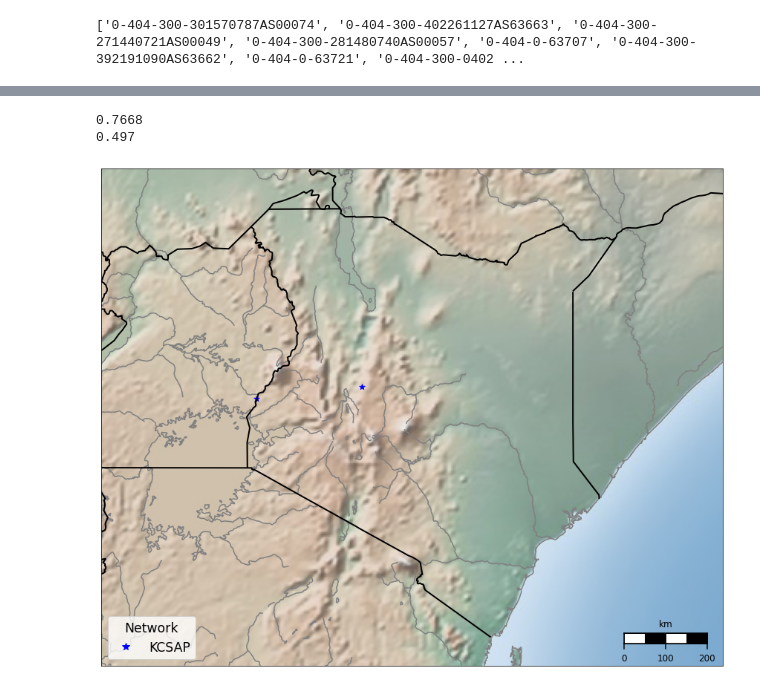
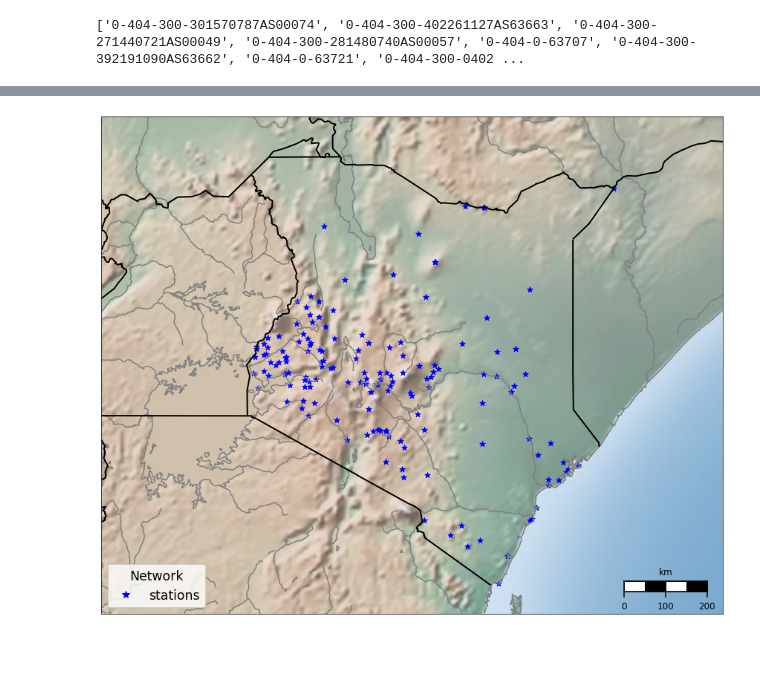
Before and after one commit to joergklausen/oscar-analysis, a Jupyter notebook: sandbox.ipynb, the cells around one changed output, grey strips where cells are left out. Drawn from its saved outputs; the diff is of its cells as text; code cells hidden in the pictures; blank space fills up the shorter version.

```diff
--- a/sandbox.ipynb
+++ b/sandbox.ipynb
@@ -31,3 +31,6 @@ for station in data_json["stationSearchResults"]:
 print(wigosIds)
 # %% [output]
 ['0-404-300-301570787AS00074', '0-404-300-402261127AS63663', '0-404-300-271440721AS00049', '0-404-300-281480740AS00057', '0-404-0-63707', '0-404-300-392191090AS63662', '0-404-0-63721', '0-404-300-0402 ...
+# %%
+for id in wigosIds:
+    print(id)
@@ -34,7 +55,15 @@ print(wigosIds)
+# %%
+#### create json file #####
+
+j_data = '{"stations":[]}'
+
+file = open("stations.json", "w")
+file.write(j_data)
+file.close()
 # %%
 #### append information to json file ####
 
-def write_json(new_data, filename='data.json'):
+def write_json(new_data, filename='stations.json'):
     with open(filename,'r+') as file:
         # First we load existing data into a dict.
         file_data = json.load(file)
@@ -106,7 +159,7 @@ m = Basemap(projection='lcc', resolution='h',
             lat_0=0.1, lon_0=37.5,
             width=1.5E6, height=1.2E6)
 # %%
-f = open(os.getcwd()+'/data.json')
+f = open(os.getcwd()+'/stations.json')
 data = json.load(f)
 
 for i in data['stations']:
@@ -123,39 +191,36 @@ fig = plt.figure(figsize=(15, 15))
 # map background
 # m.fillcontinents(color='tan',lake_color='lightblue')
 m.shadedrelief()
 # m.etopo()
 # m.bluemarble()
 m.drawmapscale(lon=43, lat=-4.7, lon0=43,lat0=-4, length=200, barstyle="fancy", linecolor="black", fillcolor2="black", fontsize=12, fontcolor="black")
 m.drawcoastlines(color='grey', linewidth=1.5)
 m.drawrivers(color='grey', linewidth=1.5)
 m.drawcountries(color='black', linewidth=2)
 # m.drawlsmask(land_color='0.8', ocean_color='w', lsmask=None, lsmask_lons=None, lsmask_lats=None, lakes=True, resolution='l', grid=5)
 # m.drawmapboundary(color='k', linewidth=1.0, fill_color=None, zorder=None, ax=None)
 
 
 
-f = open('data.json')
-data = json.load(f)
+# f = open('data.json')
+# data = json.load(f)
 
-f = open(os.getcwd()+'/data.json')
+f = open(os.getcwd()+'/stations.json')
 data = json.load(f)
 
 for i in data['stations']:
-    print(float(i["lat"]))
-
+    # print(float(i["lat"]))
     lat = float(i["lat"])
     lon = float(i["lon"])
     m.scatter(lon, lat,latlon=True,c="blue",s=60,marker="*")
 
 
 # legend
-stations = mlines.Line2D([], [], color='blue', marker='*', linestyle='None',markersize=10, label='KCSAP')
+stations = mlines.Line2D([], [], color='blue', marker='*', linestyle='None',markersize=10, label='stations')
 plt.legend(handles=[stations], loc=3, title="Network", title_fontsize="xx-large", labelcolor="black", fontsize="xx-large")
 
 
 # save plot
 plt.savefig("/home/sdanioth/Documents/git/plot_map/plots/test_plot.pdf", bbox_inches='tight')
 # %% [output]
-0.7668
-0.497
-[figure, old version]
+[figure, new version]
```
Also changed, not shown: parts of 3 cells of this notebook, 2 other files.
